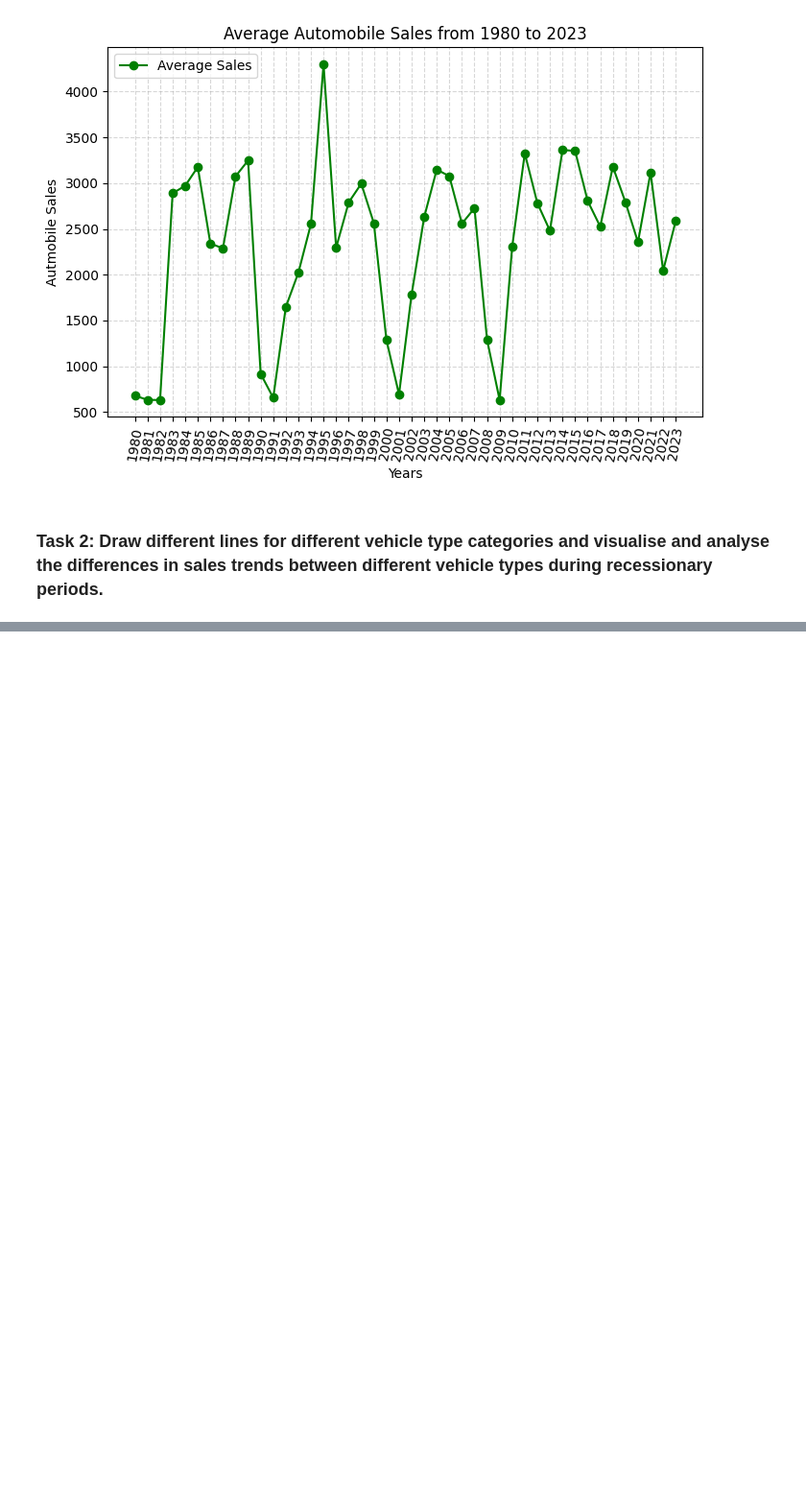
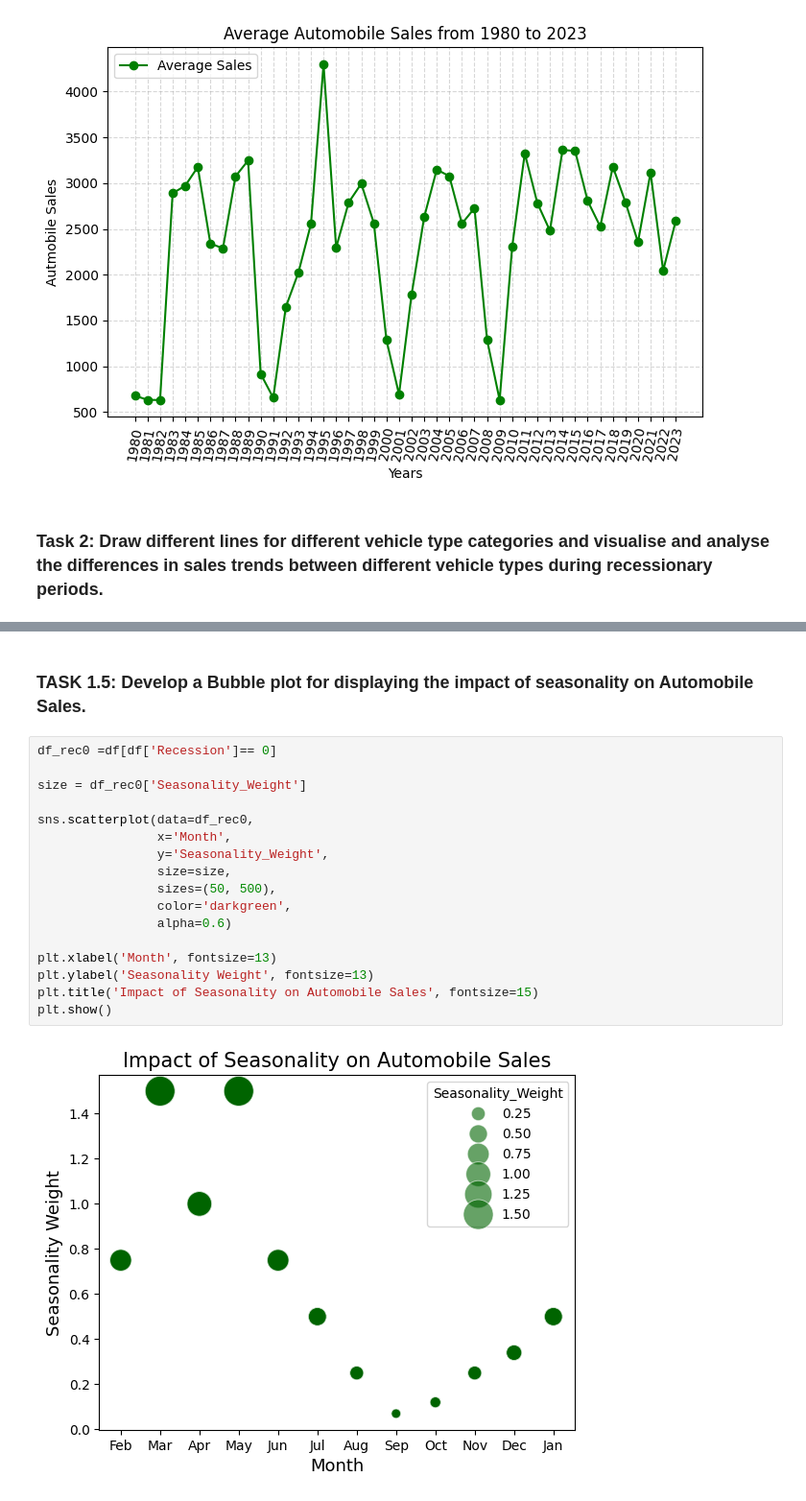
Before and after one commit to mertgenc0/IBM-AutmobileSales-Visualisation, a Jupyter notebook: IBMFinalAsigment1.ipynb, the cells around one changed output, grey strips where cells are left out. Shown at 96% size. Drawn from its saved outputs; the diff is of its cells as text; blank space fills up the shorter version.

```diff
--- a/IBMFinalAsigment1.ipynb
+++ b/IBMFinalAsigment1.ipynb
@@ -73,0 +130,21 @@ plt.show()
+# %% [markdown]
+ ### TASK 1.5: Develop a Bubble plot for displaying the impact of seasonality on Automobile Sales.
+# %%
+df_rec0 =df[df['Recession']== 0]
+
+size = df_rec0['Seasonality_Weight']
+
+sns.scatterplot(data=df_rec0,
+                x='Month',
+                y='Seasonality_Weight',
+                size=size,
+                sizes=(50, 500),
+                color='darkgreen',
+                alpha=0.6)
+
+plt.xlabel('Month', fontsize=13)
+plt.ylabel('Seasonality Weight', fontsize=13)
+plt.title('Impact of Seasonality on Automobile Sales', fontsize=15)
+plt.show()
+# %% [output]
+[figure, added]
```
Also changed, not shown: parts of 10 cells of this notebook, 2 other files.
